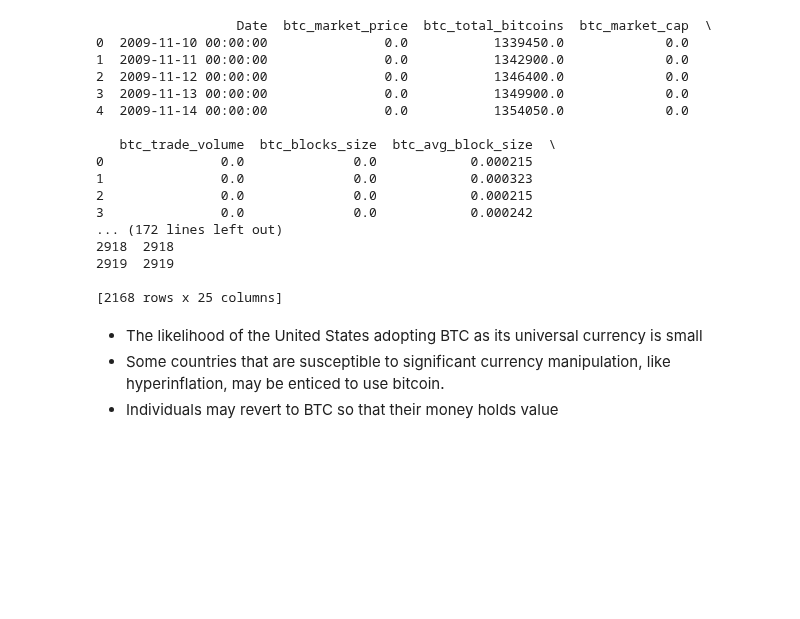
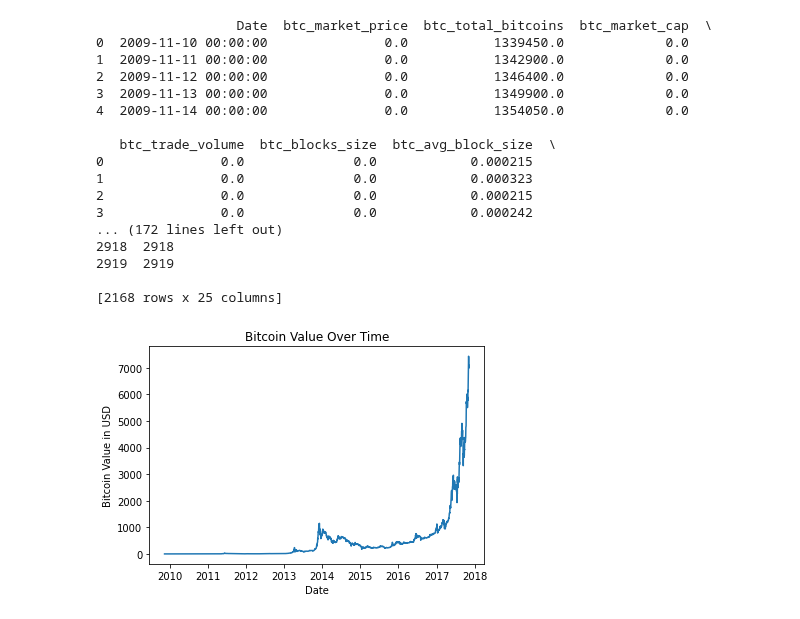
Before and after one commit to alvaroserrrano/BitcoinLinearRegression, a Jupyter notebook: bitcoin_linear_regression.ipynb, the cells around one changed output. Saved outputs shown, nothing was run; the diff lists cells and outputs as text; code cells hidden in the pictures; blank space fills up the shorter version.

```diff
--- a/bitcoin_linear_regression.ipynb
+++ b/bitcoin_linear_regression.ipynb
@@ -87,7 +93,12 @@ print(BTC_data[BTC_data["btc_median_confirmation_time"] > 0])
 2919  2919
 
 [2168 rows x 25 columns]
-# %% [markdown]
-- The likelihood of the United States adopting BTC as its universal currency is small
-- Some countries that are susceptible to significant currency manipulation, like hyperinflation, may be enticed to use bitcoin.
-- Individuals may revert to BTC so that their money holds value
+# %%
+# Plot btc_market_price vs Date with a scatter plot
+plt.plot(BTC_data["Date"], BTC_data["btc_market_price"])
+plt.title("Bitcoin Value Over Time")
+plt.xlabel("Date")
+plt.ylabel("Bitcoin Value in USD")
+plt.show()
+# %% [output]
+[figure, added]
```
Also changed, not shown: parts of 13 cells of this notebook.
